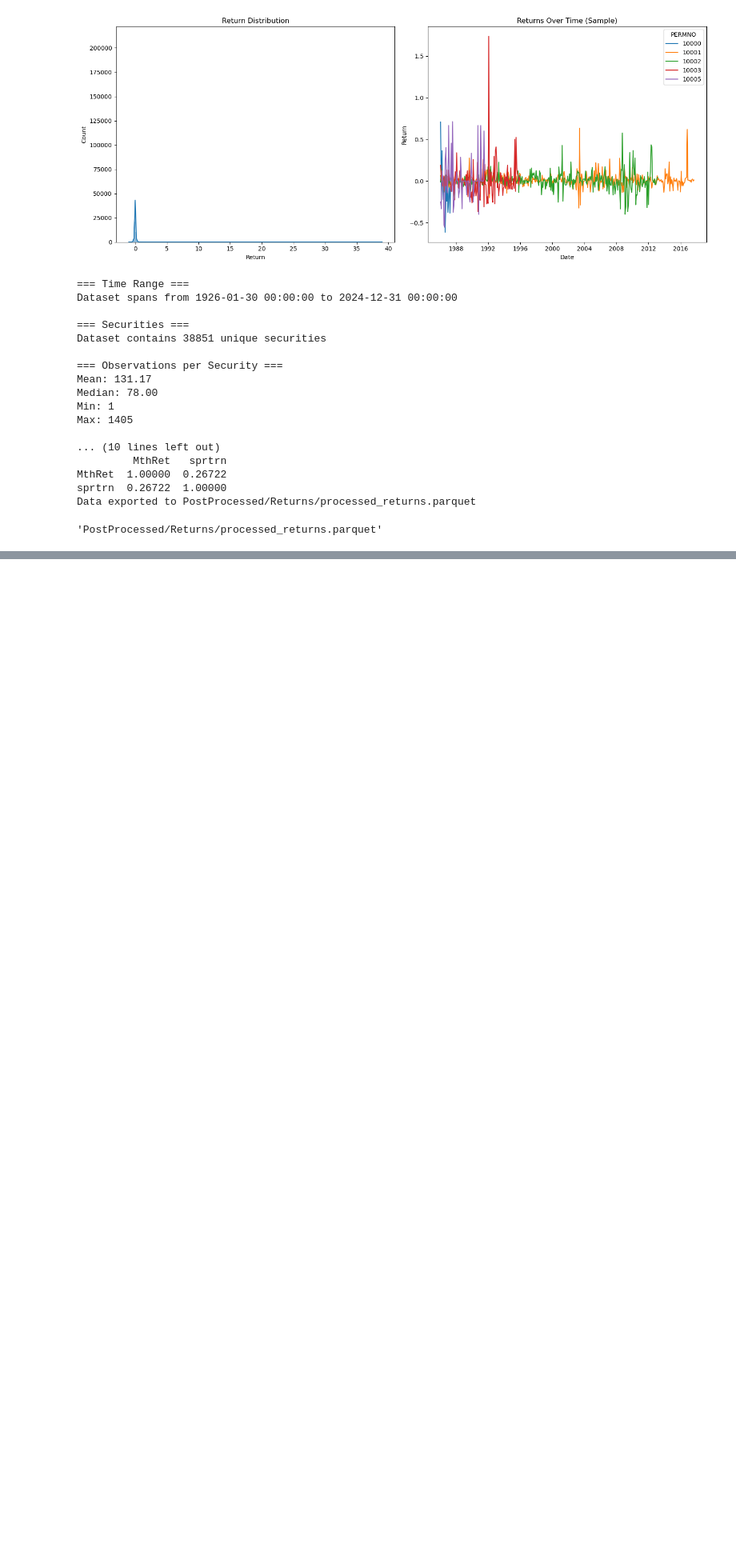
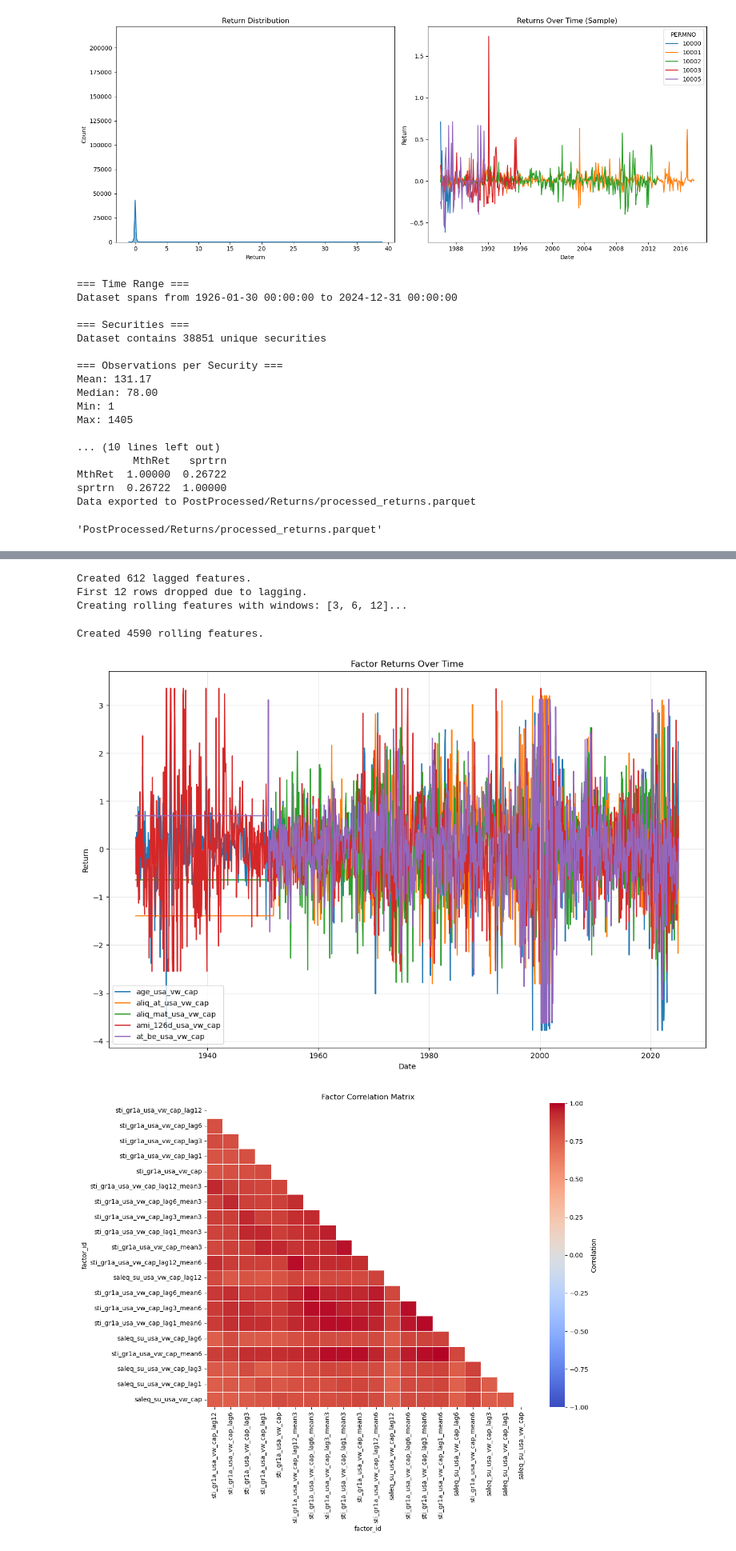
Before and after one commit to Loris-EPFL/MLFIN_Project, a Jupyter notebook: preprocessing.ipynb, the cells around one changed output, grey strips where cells are left out. Shown at 80% size. Drawn from its saved outputs; the diff is of its cells as text; code cells hidden in the pictures; blank space fills up the shorter version.

Commit message:
feat: added jkp preprocessing jup notebook example

```diff
--- a/preprocessing.ipynb
+++ b/preprocessing.ipynb
@@ -126,0 +129,65 @@ Data exported to PostProcessed/Returns/processed_returns.parquet
+# %%
+# Import necessary libraries
+from preprocessing.preprocessing_jkp import JkpPreprocessor
+
+
+# Define the PredictorPreprocessor class
+# [Insert the PredictorPreprocessor class definition here]
+
+# Now let's use the class to preprocess the JKP factor dataset
+
+# Set the file path to the JKP factor dataset
+file_path = "datasets/Predictors/[usa]_[all_factors]_[monthly]_[vw_cap].csv"  # Replace with your actual file path
+
+# Create an instance of the PredictorPreprocessor
+processor = JkpPreprocessor(
+    date_column='date',
+    return_column='ret'
+)
+
+# Load the dataset
+processor.load(file_path)
+
+# Explore the dataset
+processor.explore_data()
+
+# Convert dates to datetime format
+processor.convert_dates()
+
+# Handle missing values using forward fill within each factor group
+processor.handle_missing_values(method='ffill')
+
+# Pivot the data to create a time series of factor returns
+processor.pivot_factors()
+
+# Handle outliers using winsorization
+processor.handle_outliers(method='winsorize')
+
+# Normalize the factor returns using standardization
+processor.normalize_factors(method='standardize')
+
+# Create lagged features
+processor.create_lagged_features(lags=[1, 3, 6, 12])
+
+# Create rolling window features
+processor.create_rolling_features(windows=[3, 6, 12], functions=['mean', 'std'])
+
+# Plot factor returns for a sample of factors
+processor.plot_factor_returns(n_factors=5)
+
+# Plot factor correlations
+processor.plot_factor_correlations(n_factors=20)
+
+# Optional: Reduce dimensions using PCA
+# processor.reduce_dimensions(variance_threshold=0.95)
+
+# Get the processed factor data
+factor_data = processor.get_data()
+
+# Display the first few rows of the processed data
+print("\n=== Processed Factor Data ===")
+print(factor_data.head())
+
+# Export the processed data
+processor.export("datasets/PostProcessed/Predictors/processed_jkp_factors.parquet", format="parquet")
+# %% [output]
@@ -126,0 +211,6 @@ Data exported to PostProcessed/Returns/processed_returns.parquet
+Created 612 lagged features.
+First 12 rows dropped due to lagging.
+Creating rolling features with windows: [3, 6, 12]...
+Created 4590 rolling features.
+[figure, added]
+[figure, added]
```
Also changed, not shown: parts of 2 cells of this notebook.
